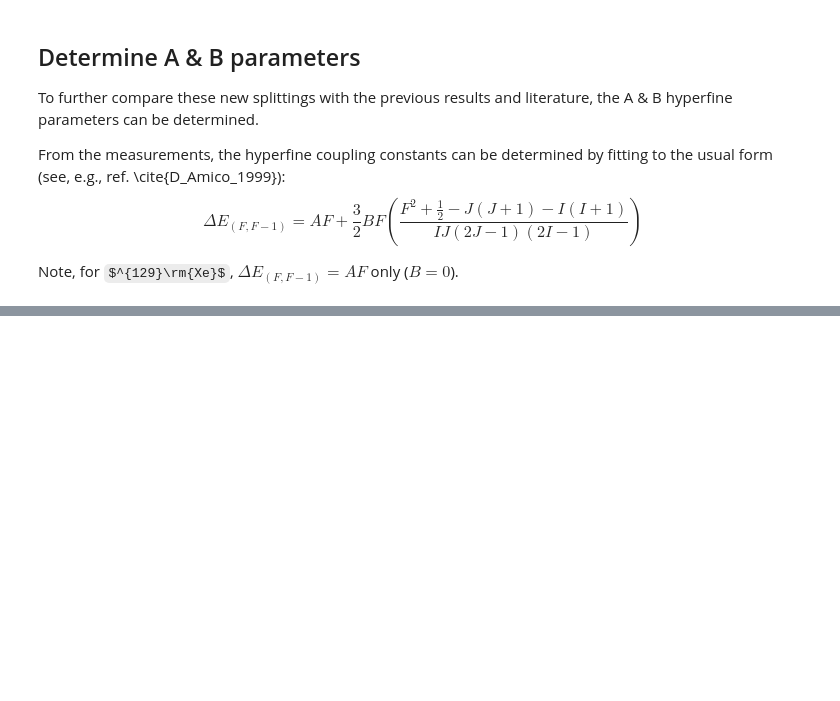
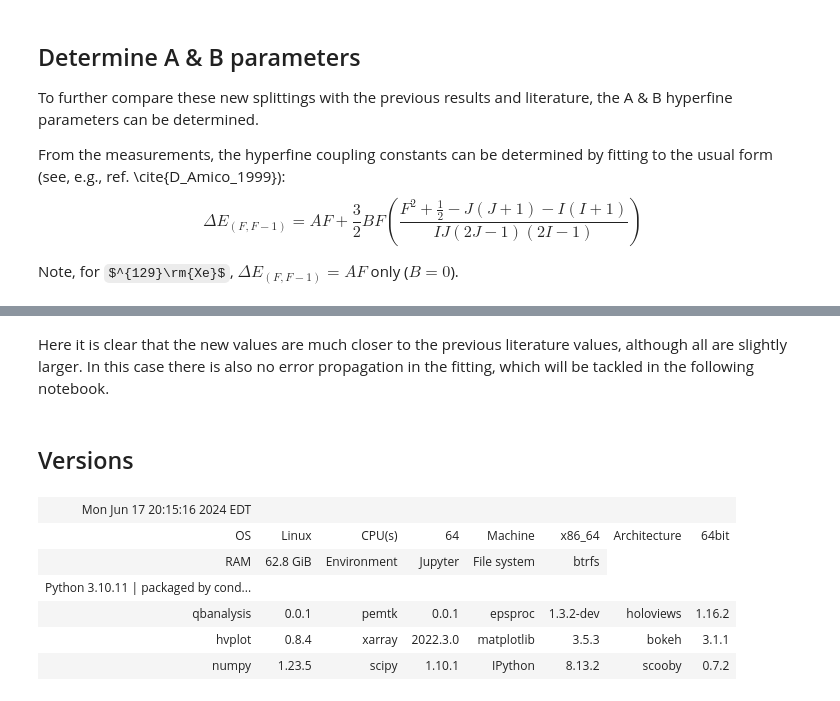
Before and after one commit to phockett/Quantum-Beat_Photoelectron-Imaging_Spectroscopy_of_Xe_in_the_VUV, a Jupyter notebook: notebooks/4_modelling/4.02_hyperfine_beats_basic_fitting_140624.ipynb, the cells around one changed output, grey strips where cells are left out. Drawn from its saved outputs; the diff is of its cells as text; code cells hidden in the pictures; some formulas as TeX source; blank space fills up the shorter version.

Commit message:
Updated and tidied up basic fitting notebook and code.

```diff
--- a/notebooks/4_modelling/4.02_hyperfine_beats_basic_fitting_140624.ipynb
+++ b/notebooks/4_modelling/4.02_hyperfine_beats_basic_fitting_140624.ipynb
@@ -862,0 +266,15 @@ xeProps.to_xarray()
+# %% [markdown]
+Here it is clear that the new values are much closer to the previous literature values, although all are slightly larger. In this case there is also no error propagation in the fitting, which will be tackled in the following notebook.
+# %% [markdown]
+## Versions
+# %%
+import scooby
+scooby.Report(additional=['qbanalysis','pemtk','epsproc', 'holoviews', 'hvplot', 'xarray', 'matplotlib', 'bokeh'])
+# %% [output]
+| Mon Jun 17 20:15:16 2024 EDT |  |  |  |  |  |  |  |
+| OS | Linux | CPU(s) | 64 | Machine | x86_64 | Architecture | 64bit |
+| RAM | 62.8 GiB | Environment | Jupyter | File system | btrfs |
+| Python 3.10.11 | packaged by cond... |  |  |  |  |  |  |  |
+| qbanalysis | 0.0.1 | pemtk | 0.0.1 | epsproc | 1.3.2-dev | holoviews | 1.16.2 |
+| hvplot | 0.8.4 | xarray | 2022.3.0 | matplotlib | 3.5.3 | bokeh | 3.1.1 |
+| numpy | 1.23.5 | scipy | 1.10.1 | IPython | 8.13.2 | scooby | 0.7.2 |
```
Also changed, not shown: parts of 97 cells of this notebook, 3 other files.
